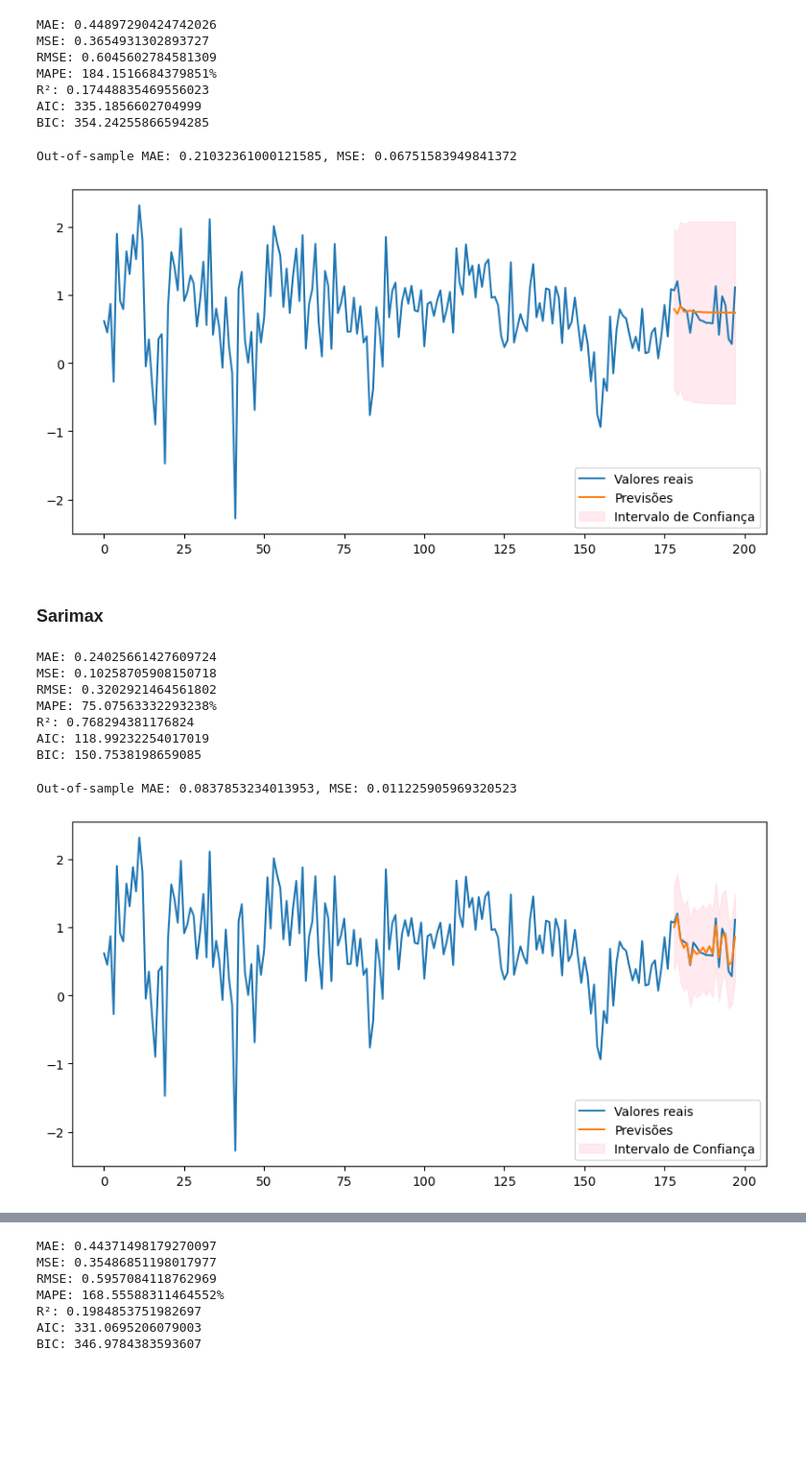
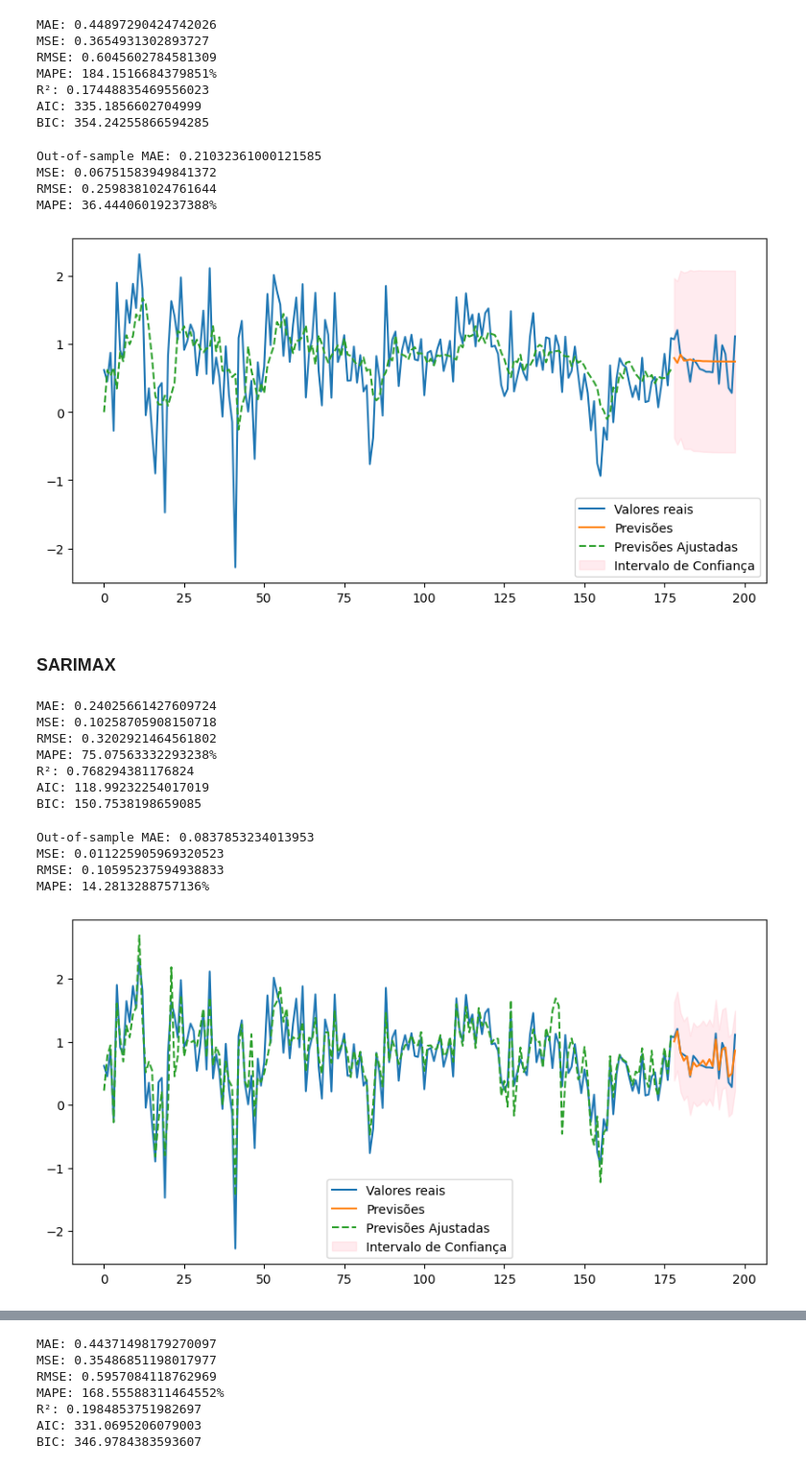
Before and after one commit to felipponn/time-series, a Jupyter notebook: sarima.ipynb, the cells around one changed output, grey strips where cells are left out. Shown: that part at 96% size. Cells and saved outputs as stored; diff of their text form; code cells hidden in the pictures; blank space fills up the shorter version.

Commit message:
Update plots

```diff
--- a/sarima.ipynb
+++ b/sarima.ipynb
@@ -262,9 +259,16 @@ BIC: 354.24255866594285
 # %%
 mae_outsample = mean_absolute_error(real_values, forecast_sarima.predicted_mean)
 mse_outsample = mean_squared_error(real_values, forecast_sarima.predicted_mean)
-print(f"Out-of-sample MAE: {mae_outsample}, MSE: {mse_outsample}")
+rmse_outsample = np.sqrt(mse_outsample)
+mape_outsample = np.mean(np.abs((real_values - forecast_sarima.predicted_mean) / real_values)) * 100
+
+# Exibir as métricas para as previsões fora da amostra
+print(f"Out-of-sample MAE: {mae_outsample}", f"MSE: {mse_outsample}", f"RMSE: {rmse_outsample}", f"MAPE: {mape_outsample}%", sep="\n")
 # %% [output]
-Out-of-sample MAE: 0.21032361000121585, MSE: 0.06751583949841372
+Out-of-sample MAE: 0.21032361000121585
+MSE: 0.06751583949841372
+RMSE: 0.2598381024761644
+MAPE: 36.44406019237388%
 # %%
 # Intervalo de confiança
 conf_int = forecast_sarima.conf_int()
@@ -274,13 +278,14 @@ forecast_index = range(len(us_change["Consumption"]) - forecast_steps, len(us_ch
 plt.figure(figsize=(10, 5))
 plt.plot(us_change["Consumption"], label="Valores reais")
 plt.plot(forecast_index, forecast_sarima.predicted_mean, label="Previsões")
+plt.plot(fitted_values_arima, label="Previsões Ajustadas", linestyle="--")
 plt.fill_between(forecast_index, conf_int.iloc[:, 0], conf_int.iloc[:, 1], color='pink', alpha=0.3, label="Intervalo de Confiança")
 plt.legend()
 plt.show()
 # %% [output]
-[figure, old version]
+[figure, new version]
 # %% [markdown]
-### Sarimax
+### SARIMAX
 # %%
 # MAE
 mae = mean_absolute_error(data, fitted_values_sarimax)
@@ -318,21 +323,29 @@ BIC: 150.7538198659085
 # %%
 mae_outsample = mean_absolute_error(real_values, forecast_sarimax.predicted_mean)
 mse_outsample = mean_squared_error(real_values, forecast_sarimax.predicted_mean)
-print(f"Out-of-sample MAE: {mae_outsample}, MSE: {mse_outsample}")
+rmse_outsample = np.sqrt(mse_outsample)
+mape_outsample = np.mean(np.abs((real_values - forecast_sarimax.predicted_mean) / real_values)) * 100
+
+# Exibir as métricas para as previsões fora da amostra
+print(f"Out-of-sample MAE: {mae_outsample}", f"MSE: {mse_outsample}", f"RMSE: {rmse_outsample}", f"MAPE: {mape_outsample}%", sep="\n")
 # %% [output]
-Out-of-sample MAE: 0.0837853234013953, MSE: 0.011225905969320523
+Out-of-sample MAE: 0.0837853234013953
+MSE: 0.011225905969320523
+RMSE: 0.10595237594938833
+MAPE: 14.2813288757136%
 # %%
 # Intervalo de confiança
 conf_int = forecast_sarimax.conf_int()
 
 # Visualizar previsões e intervalos
 forecast_index = range(len(us_change["Consumption"])- forecast_steps, len(us_change["Consumption"]))
 plt.figure(figsize=(10, 5))
 plt.plot(us_change["Consumption"], label="Valores reais")
 plt.plot(forecast_index, forecast_sarimax.predicted_mean, label="Previsões")
+plt.plot(fitted_values_sarimax, label="Previsões Ajustadas", linestyle="--")
 plt.fill_between(forecast_index, conf_int.iloc[:, 0], conf_int.iloc[:, 1], color='pink', alpha=0.3, label="Intervalo de Confiança")
 plt.legend()
 plt.show()
 # %% [output]
-[figure, old version]
+[figure, new version]
 # %% [markdown]
```
Also changed, not shown: parts of 15 cells of this notebook, 1 other file.
